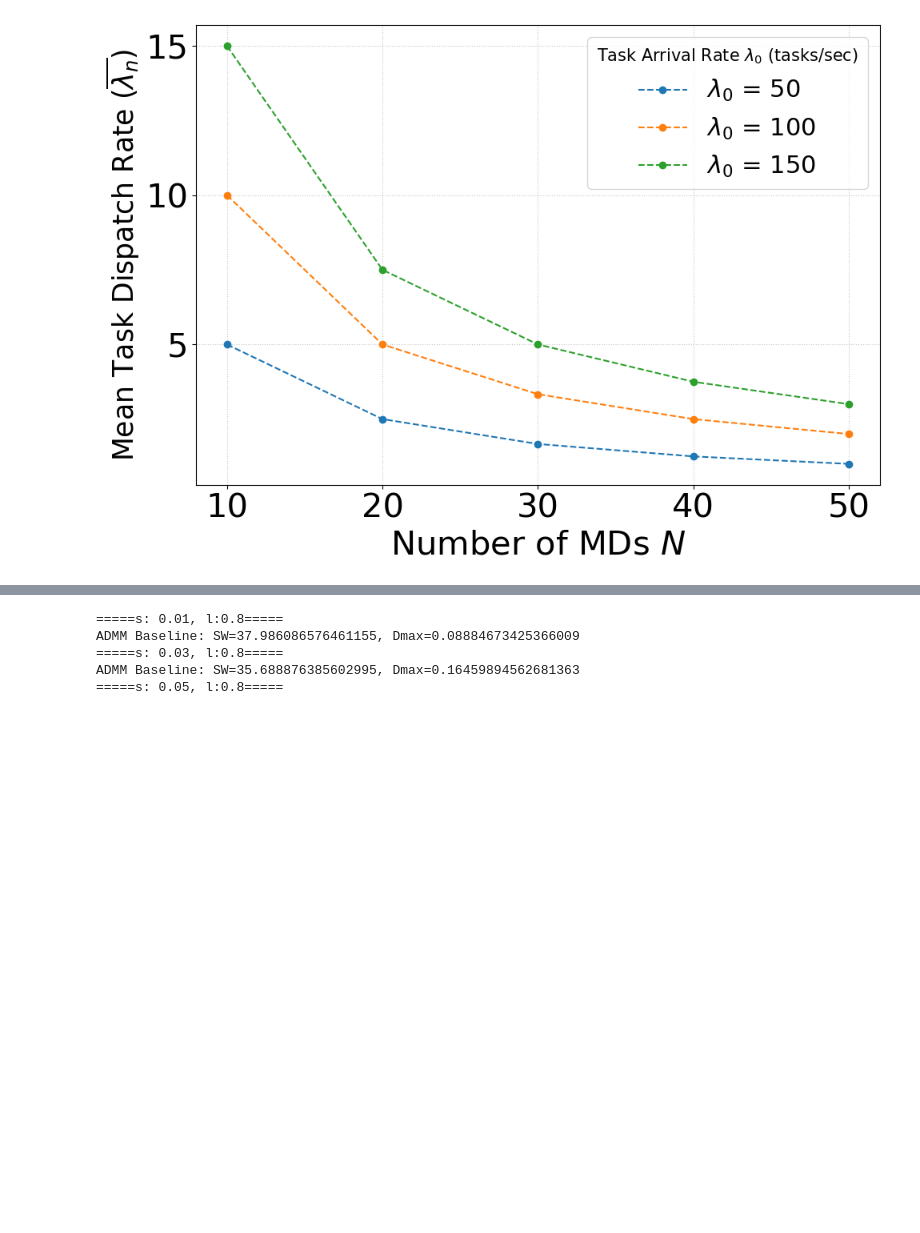
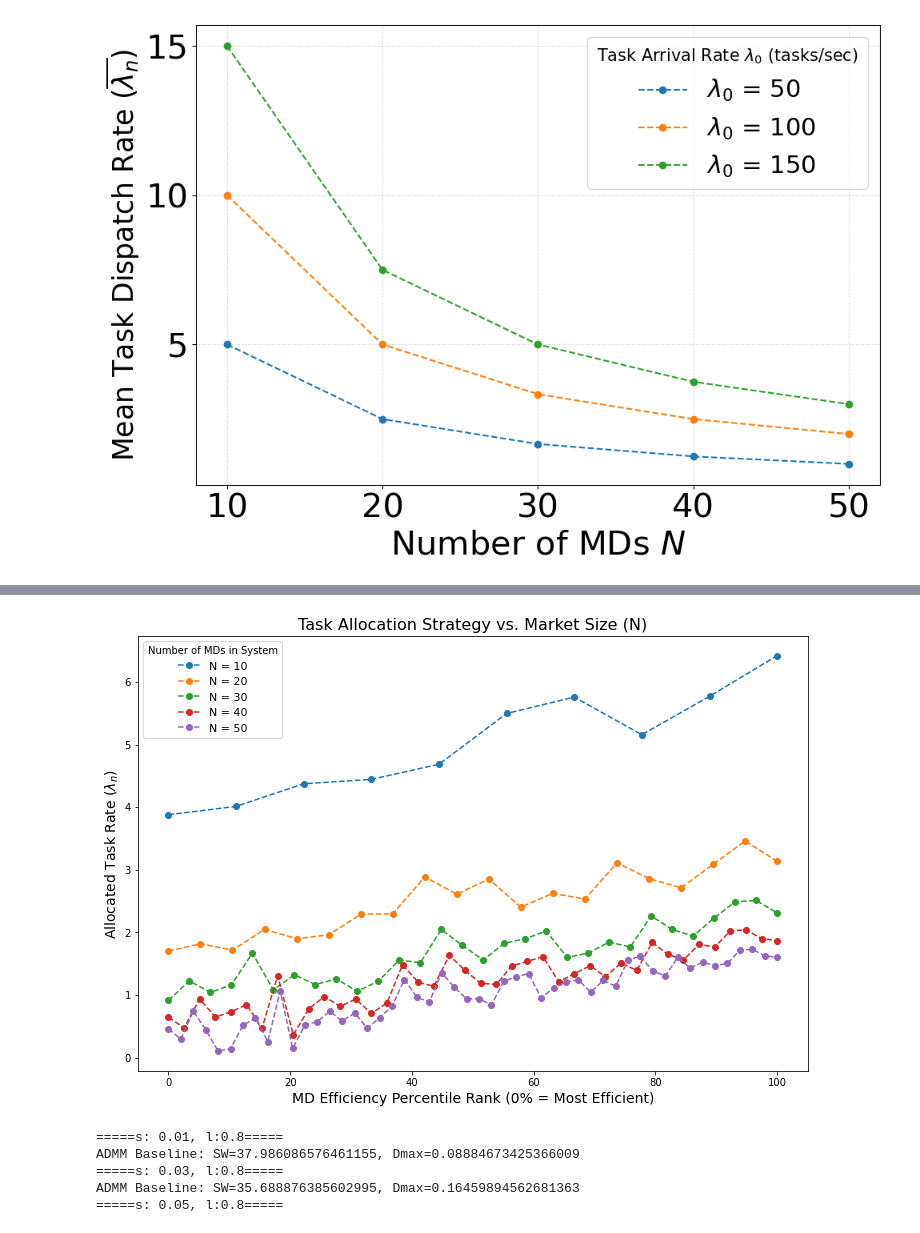
Before and after one commit to Barytes/NBS_project, a Jupyter notebook: plot.ipynb, the cells around one changed output, grey strips where cells are left out. Cells and saved outputs as stored; diff of their text form; code cells hidden in the pictures; blank space fills up the shorter version.

```diff
--- a/plot.ipynb
+++ b/plot.ipynb
@@ -793,3 +927,41 @@ for title, data_history in all_data.items():
+# %%
+plt.figure(figsize=(12, 8))
+
+for i, N in enumerate(num_mds):
+    mds = all_mds_per_run[i]
+    lambdas = lamb_history[i]
+
+    # ===================================================================
+    # 【核心修改】在这里进行绑定和排序
+    # ===================================================================
+    # 1. 将MD对象和它对应的lambda结果“绑定”在一起
+    #    例如: [(md_obj_A, lambda_A), (md_obj_B, lambda_B), ...]
+    md_lambda_pairs = zip(mds, lambdas)
+
+    # 2. 根据每个MD的成本cn，对这个绑定好的列表进行升序排序
+    #    key=lambda item: item[0].cn 表示按每个元组的第一个元素(md对象)的cn属性排序
+    sorted_pairs = sorted(md_lambda_pairs, key=lambda item: (item[0].Fn)**(1-item[0].kn)/(item[0].cn))
+
+    # 3. 从排序好的列表中，按新顺序解包出lambda值
+    #    现在 sorted_lambdas 的顺序已经和MD的效率排名完全对应了
+    sorted_lambdas = [item[1] for item in sorted_pairs]
+    # ===================================================================
+
+    # 4. X轴归一化为百分位 (保持不变)
+    percentile_rank = np.linspace(0, 100, N)
+
+    # 5. 绘制曲线，现在X轴和Y轴的数据是正确匹配的
+    plt.plot(percentile_rank, sorted_lambdas, marker='o', linestyle='--',
+             label=f'N = {N}')
+
+# 美化图表
+plt.title('Task Allocation Strategy vs. Market Size (N)', fontsize=16)
+plt.xlabel('MD Efficiency Percentile Rank (0% = Most Efficient)', fontsize=14)
+plt.ylabel('Allocated Task Rate ($\lambda_n$)', fontsize=14)
+plt.legend(title='Number of MDs in System', fontsize=11)
+plt.show()
+# %% [output]
+[figure, added]
 # %%
 # Experiment 4: Impact of Task Workload
 CONFIG4_PATH = os.path.join(PROJECT_PATH, "configs", "test4.json")
```
Also changed, not shown: parts of 5 cells of this notebook.
